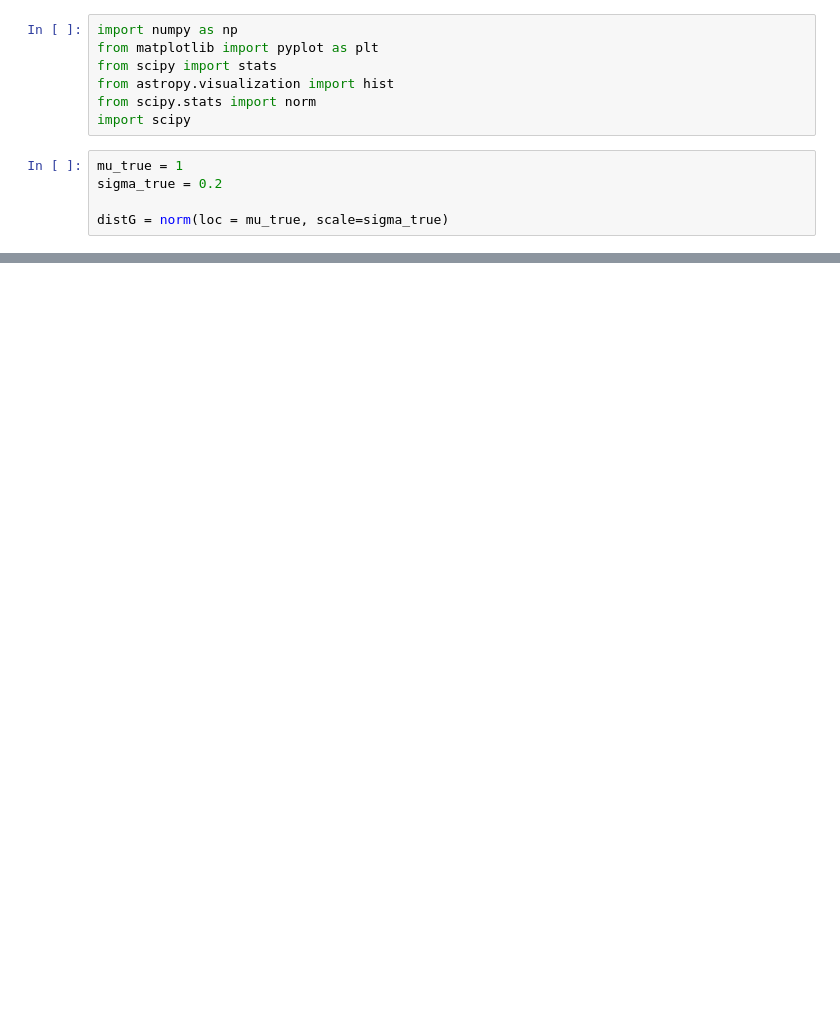
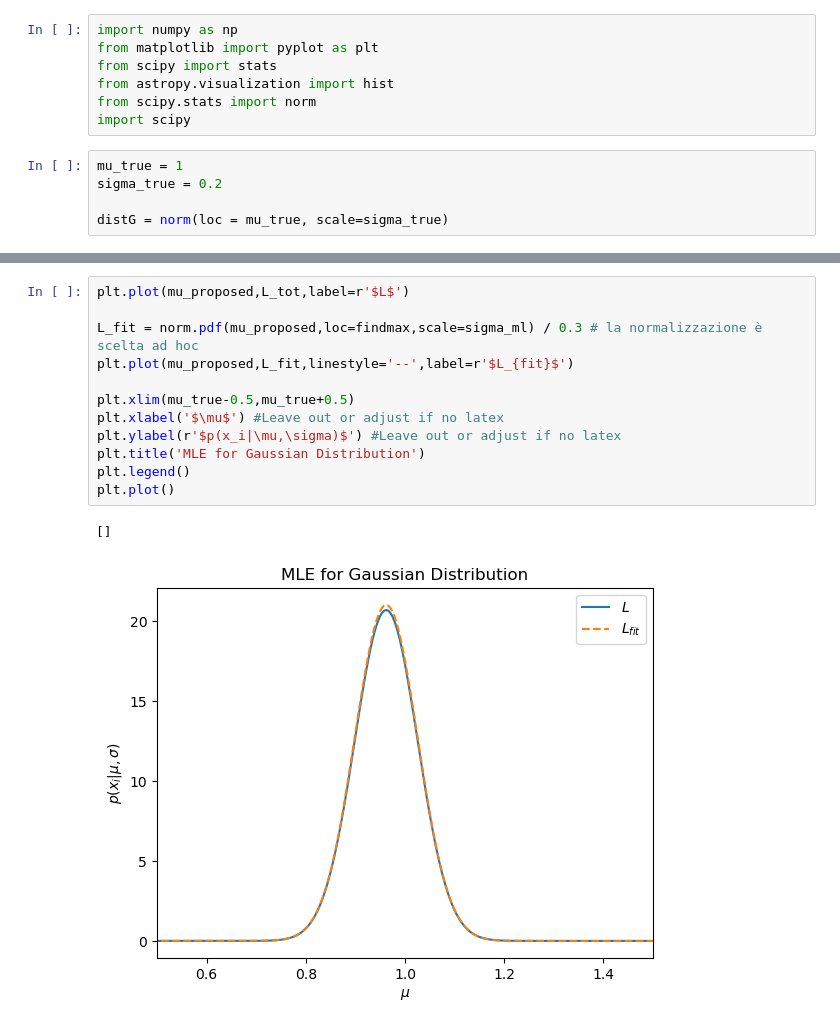
Before and after one commit to ebianchi803/astrostatistics_bicocca_2026, a Jupyter notebook: working/L05.ipynb, the cells around one changed output, grey strips where cells are left out. Saved outputs shown, nothing was run; the diff lists cells and outputs as text; blank space fills up the shorter version.

```diff
--- a/working/L05.ipynb
+++ b/working/L05.ipynb
@@ -74 +74,16 @@ Fisher matrix error on estimated mean is 0.06324555320336687
 Fisher matrix error 0.06324555320336758
+# %%
+plt.plot(mu_proposed,L_tot,label=r'$L$')
+
+L_fit = norm.pdf(mu_proposed,loc=findmax,scale=sigma_ml) / 0.3 # la normalizzazione è scelta ad hoc
+plt.plot(mu_proposed,L_fit,linestyle='--',label=r'$L_{fit}$')
+
+plt.xlim(mu_true-0.5,mu_true+0.5)
+plt.xlabel('$\mu$') #Leave out or adjust if no latex
+plt.ylabel(r'$p(x_i|\mu,\sigma)$') #Leave out or adjust if no latex
+plt.title('MLE for Gaussian Distribution')
+plt.legend()
+plt.plot()
+# %% [output]
+[]
+[figure, added]
```
Also changed, not shown: parts of 3 cells of this notebook.
